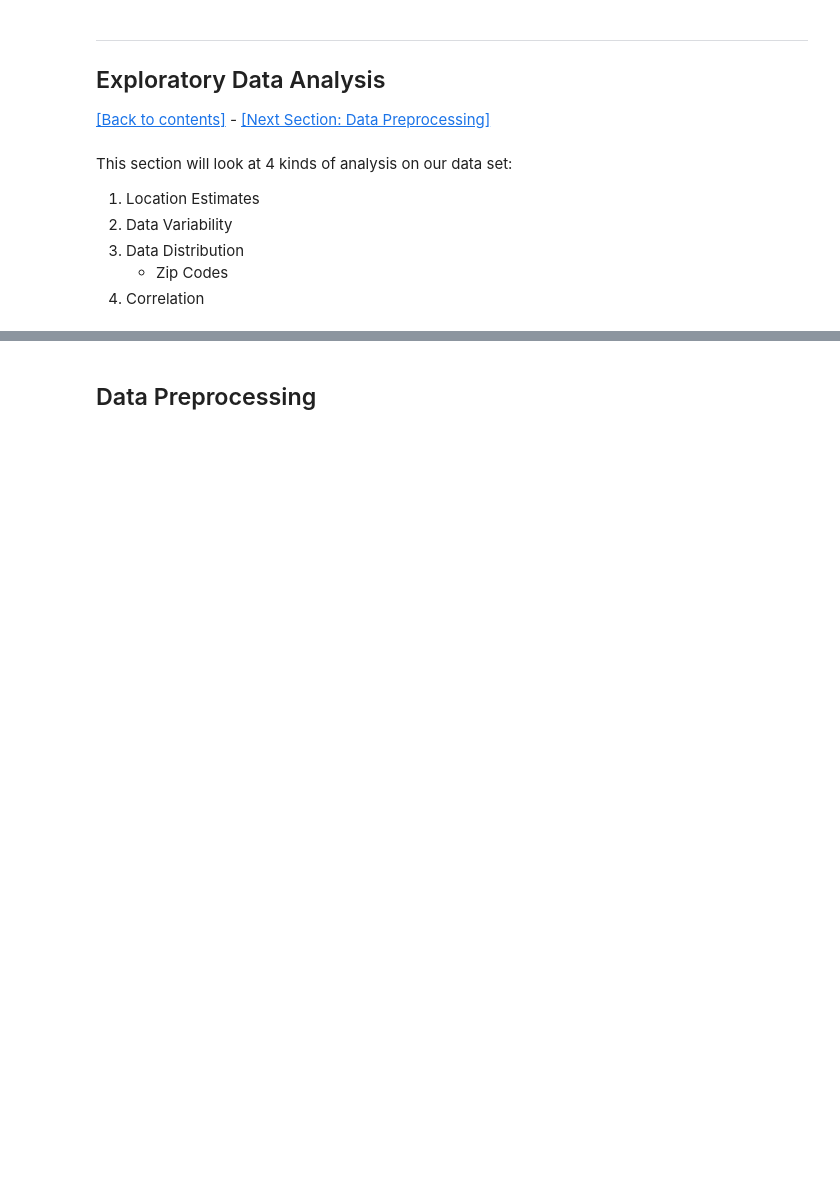
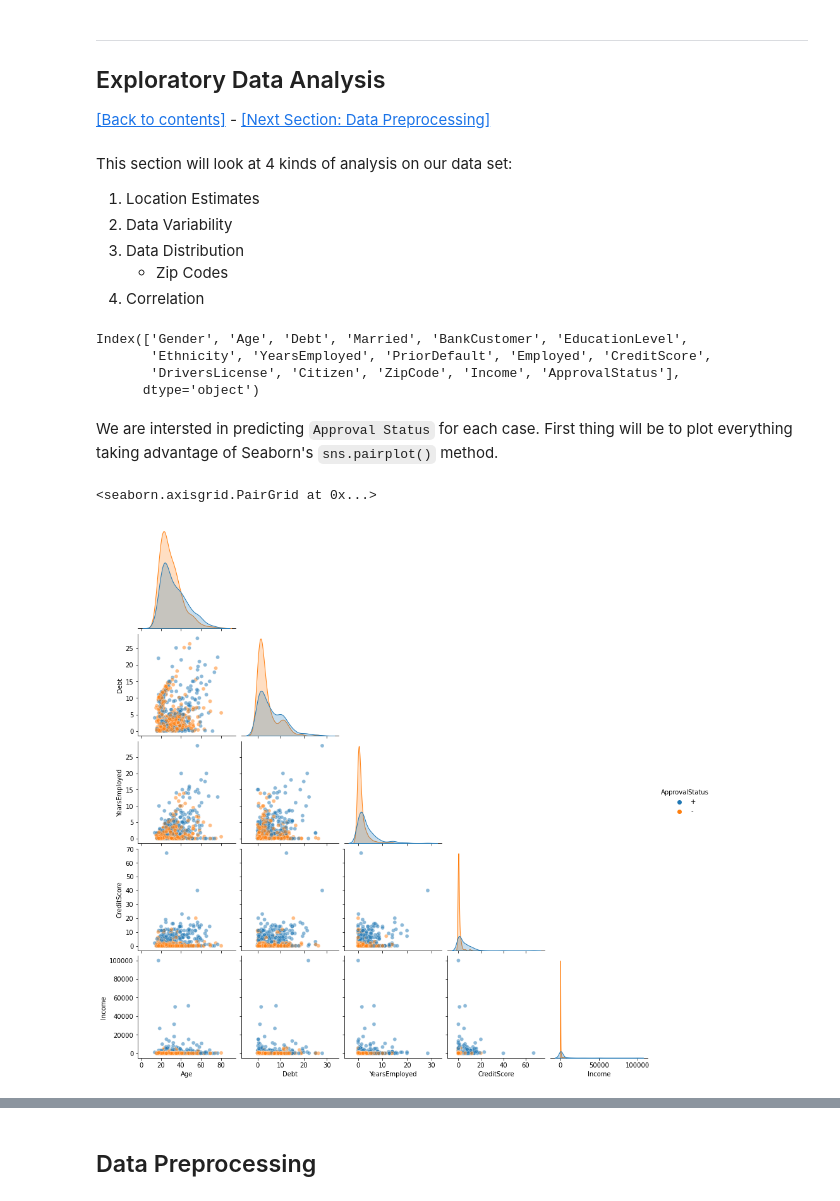
Before and after one commit to nvbergen/DC_project_CC_apps, a Jupyter notebook: Code/Credit approval Project.ipynb, the cells around one changed output, grey strips where cells are left out. Drawn from its saved outputs; the diff is of its cells as text; code cells hidden in the pictures; blank space fills up the shorter version.

```diff
--- a/Code/Credit approval Project.ipynb
+++ b/Code/Credit approval Project.ipynb
@@ -554,0 +693,3 @@ A possible solution would be to drop the column entirely. Something we will inve
+# %%
+apps['ZipCode'] = apps['ZipCode'].fillna(apps['ZipCode'].value_counts().index[0])
+print("Total null values = ", apps['ZipCode'].isnull().sum())
@@ -614,3 +787,16 @@ This section will look at 4 kinds of analysis on our data set:
 #scatterplots
 #correlation heatmap.
 # Are we seeing LINE assumptions being met?
+apps.columns
+# %% [output]
+Index(['Gender', 'Age', 'Debt', 'Married', 'BankCustomer', 'EducationLevel',
+       'Ethnicity', 'YearsEmployed', 'PriorDefault', 'Employed', 'CreditScore',
+       'DriversLicense', 'Citizen', 'ZipCode', 'Income', 'ApprovalStatus'],
+      dtype='object')
+# %% [markdown]
+We are intersted in predicting `Approval Status` for each case. First thing will be to plot everything taking advantage of Seaborn's `sns.pairplot()` method.
+# %%
+sns.pairplot(data=apps, hue='ApprovalStatus', corner=True, plot_kws = {'alpha': 0.5})
+# %% [output]
+<seaborn.axisgrid.PairGrid at 0x...>
+[figure, added]
```
Also changed, not shown: parts of 44 cells of this notebook.
